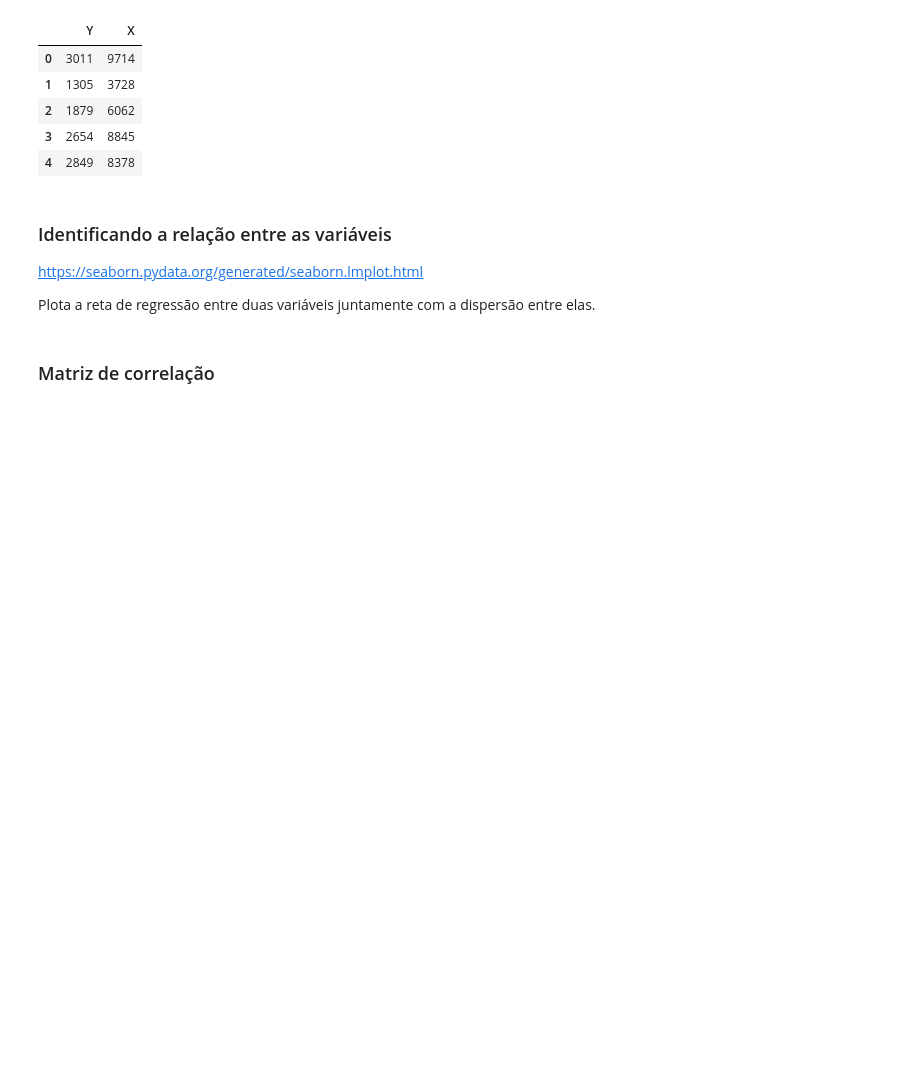
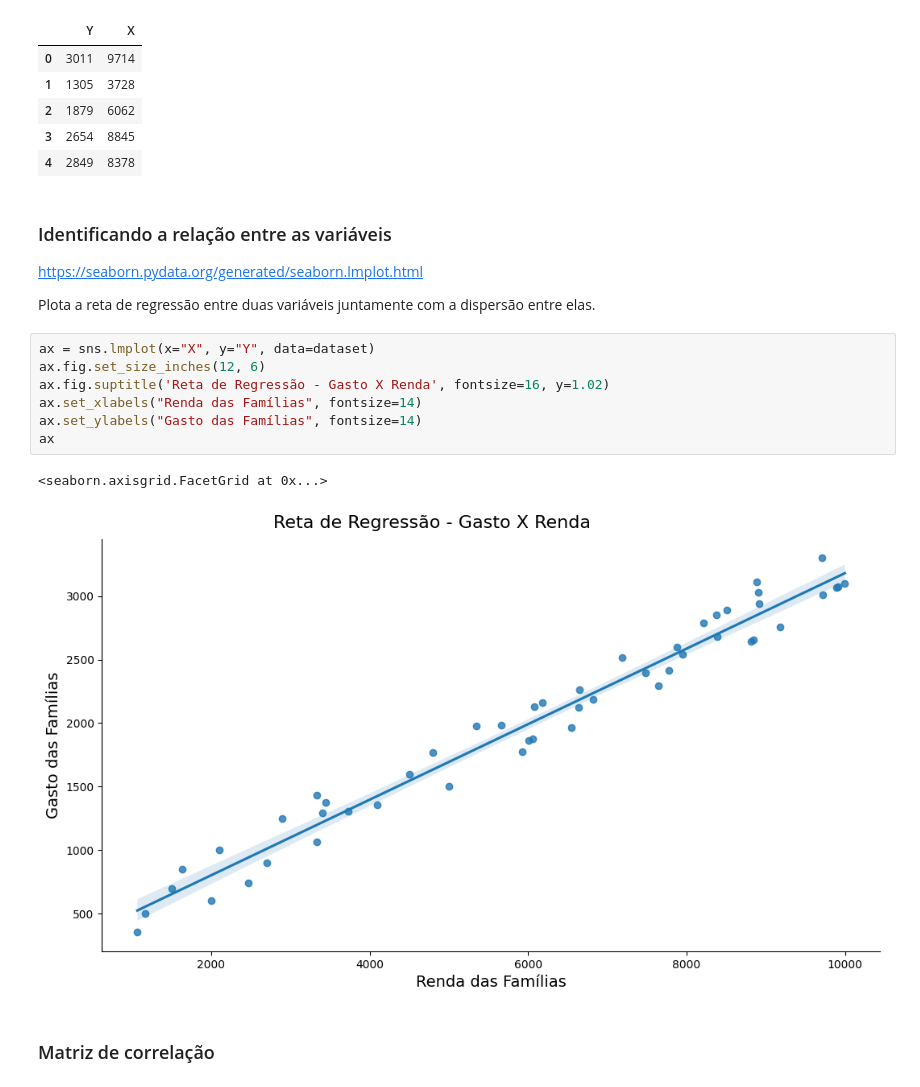
Before and after one commit to mnferreira/Alura-WomakersCode, a Jupyter notebook: Curso_de_Estatística_Parte_4.ipynb, the cells around one changed output. Saved outputs shown, nothing was run; the diff lists cells and outputs as text; blank space fills up the shorter version.

```diff
--- a/Curso_de_Estatística_Parte_4.ipynb
+++ b/Curso_de_Estatística_Parte_4.ipynb
@@ -555,6 +555,16 @@ dataset.head()
 https://seaborn.pydata.org/generated/seaborn.lmplot.html
 
 Plota a reta de regressão entre duas variáveis juntamente com a dispersão entre elas.
+# %%
+ax = sns.lmplot(x="X", y="Y", data=dataset)
+ax.fig.set_size_inches(12, 6)
+ax.fig.suptitle('Reta de Regressão - Gasto X Renda', fontsize=16, y=1.02)
+ax.set_xlabels("Renda das Famílias", fontsize=14)
+ax.set_ylabels("Gasto das Famílias", fontsize=14)
+ax
+# %% [output]
+<seaborn.axisgrid.FacetGrid at 0x...>
+[figure, added]
 # %% [markdown]
 ### Matriz de correlação
 # %%
```
